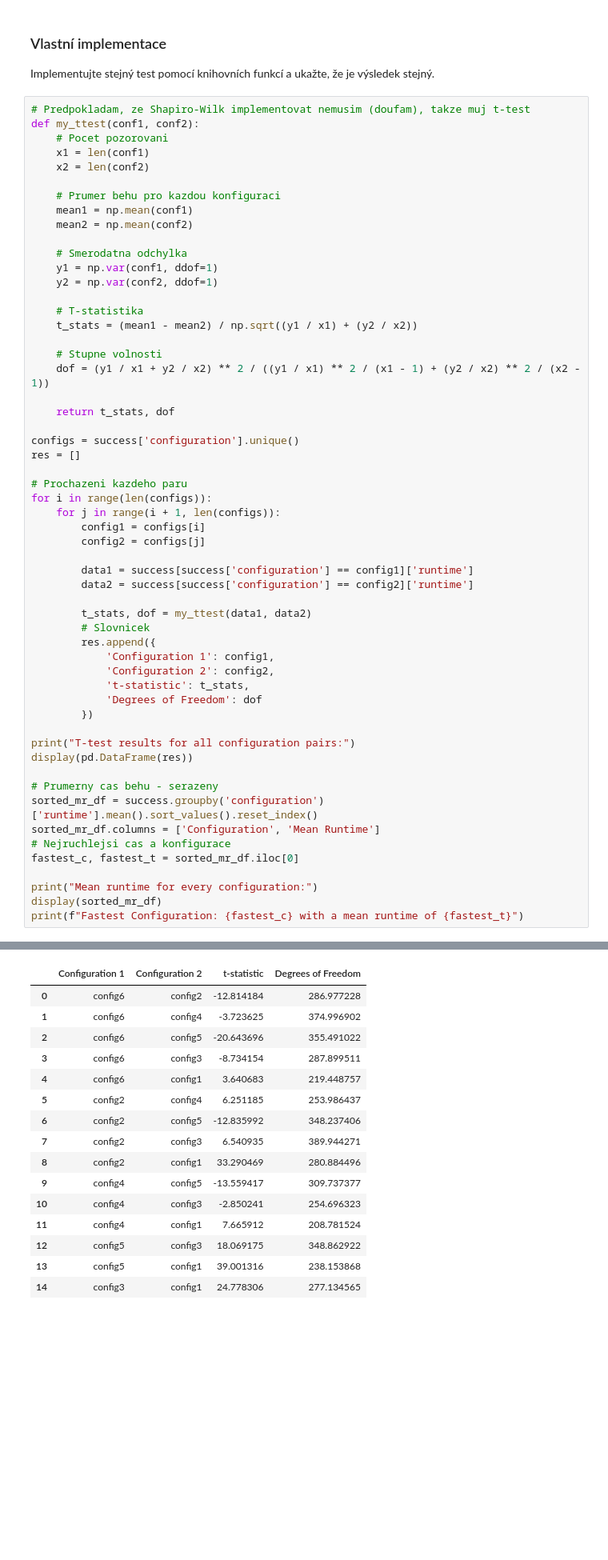
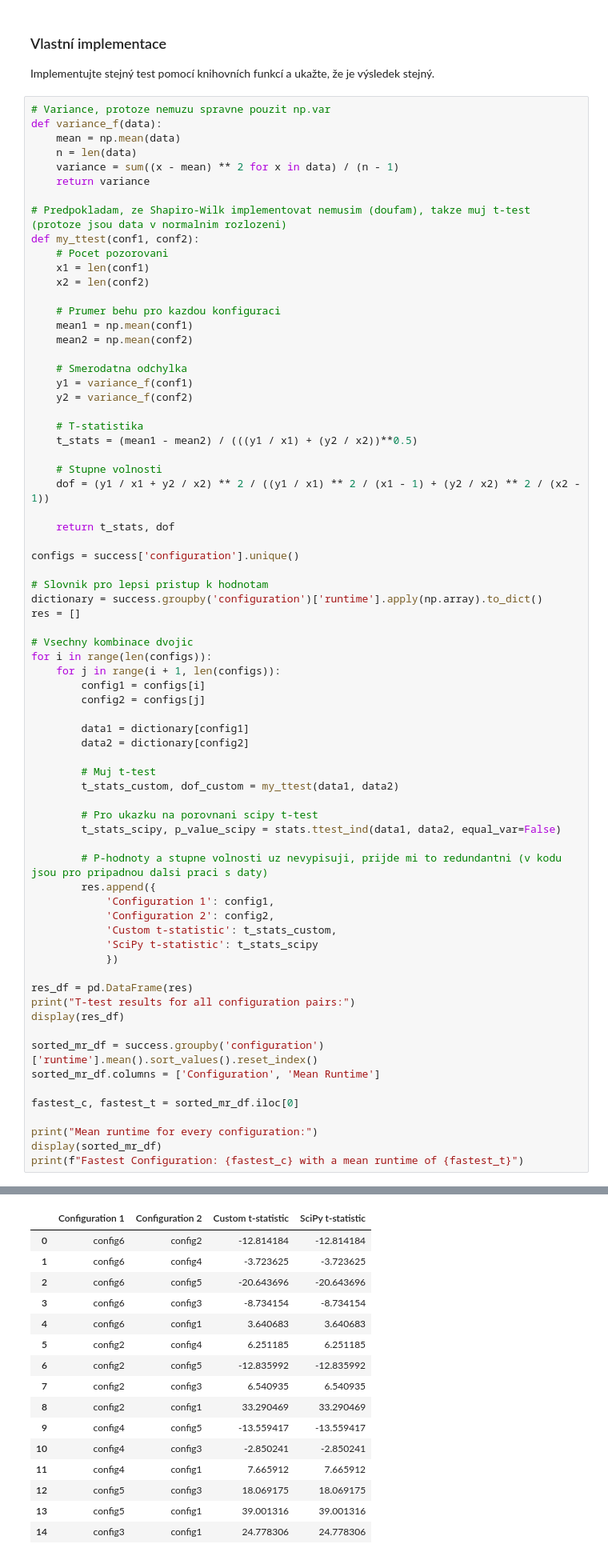
Before and after one commit to jirmusovic/MSP, a Jupyter notebook: proj1.ipynb, the cells around one changed output, grey strips where cells are left out. Shown: that part at 80% size. Drawn from its saved outputs; the diff is of its cells as text; blank space fills up the shorter version.

```diff
--- a/proj1.ipynb
+++ b/proj1.ipynb
@@ -346,7 +346,14 @@ Konfigurace 1 je spolehlivě nejrychlejší ze všech konfigurací a konfigurace
 ### Vlastní implementace
 Implementujte stejný test pomocí knihovních funkcí a ukažte, že je výsledek stejný.
 # %%
-# Predpokladam, ze Shapiro-Wilk implementovat nemusim (doufam), takze muj t-test
+# Variance, protoze nemuzu spravne pouzit np.var
+def variance_f(data):
+    mean = np.mean(data)
+    n = len(data)
+    variance = sum((x - mean) ** 2 for x in data) / (n - 1)
+    return variance
+
+# Predpokladam, ze Shapiro-Wilk implementovat nemusim (doufam), takze muj t-test (protoze jsou data v normalnim rozlozeni)
 def my_ttest(conf1, conf2):
     # Pocet pozorovani
     x1 = len(conf1)
@@ -357,68 +364,76 @@ def my_ttest(conf1, conf2):
     mean2 = np.mean(conf2)
 
     # Smerodatna odchylka
-    y1 = np.var(conf1, ddof=1)
-    y2 = np.var(conf2, ddof=1)
+    y1 = variance_f(conf1)
+    y2 = variance_f(conf2)
 
     # T-statistika
-    t_stats = (mean1 - mean2) / np.sqrt((y1 / x1) + (y2 / x2))
+    t_stats = (mean1 - mean2) / (((y1 / x1) + (y2 / x2))**0.5)
 
     # Stupne volnosti
     dof = (y1 / x1 + y2 / x2) ** 2 / ((y1 / x1) ** 2 / (x1 - 1) + (y2 / x2) ** 2 / (x2 - 1))
 
     return t_stats, dof
 
 configs = success['configuration'].unique()
+
+# Slovnik pro lepsi pristup k hodnotam
+dictionary = success.groupby('configuration')['runtime'].apply(np.array).to_dict()
 res = []
 
-# Prochazeni kazdeho paru
+# Vsechny kombinace dvojic
 for i in range(len(configs)):
     for j in range(i + 1, len(configs)):
         config1 = configs[i]
         config2 = configs[j]
 
-        data1 = success[success['configuration'] == config1]['runtime']
-        data2 = success[success['configuration'] == config2]['runtime']
+        data1 = dictionary[config1]
+        data2 = dictionary[config2]
 
-        t_stats, dof = my_ttest(data1, data2)
-        # Slovnicek
+        # Muj t-test
+        t_stats_custom, dof_custom = my_ttest(data1, data2)
+
+        # Pro ukazku na porovnani scipy t-test
+        t_stats_scipy, p_value_scipy = stats.ttest_ind(data1, data2, equal_var=False)
+
+        # P-hodnoty a stupne volnosti uz nevypisuji, prijde mi to redundantni (v kodu jsou pro pripadnou dalsi praci s daty)
         res.append({
             'Configuration 1': config1,
             'Configuration 2': config2,
-            't-statistic': t_stats,
-            'Degrees of Freedom': dof
-        })
+            'Custom t-statistic': t_stats_custom,
+            'SciPy t-statistic': t_stats_scipy
+            })
 
+res_df = pd.DataFrame(res)
 print("T-test results for all configuration pairs:")
-display(pd.DataFrame(res))
+display(res_df)
 
-# Prumerny cas behu - serazeny
 sorted_mr_df = success.groupby('configuration')['runtime'].mean().sort_values().reset_index()
 sorted_mr_df.columns = ['Configuration', 'Mean Runtime']
-# Nejruchlejsi cas a konfigurace
+
 fastest_c, fastest_t = sorted_mr_df.iloc[0]
 
 print("Mean runtime for every configuration:")
 display(sorted_mr_df)
 print(f"Fastest Configuration: {fastest_c} with a mean runtime of {fastest_t}")
 # %% [output]
 T-test results for all configuration pairs:
-|  | Configuration 1 | Configuration 2 | t-statistic | Degrees of Freedom |
-| 0 | config6 | config2 | -12.814184 | 286.977228 |
-| 1 | config6 | config4 | -3.723625 | 374.996902 |
-| 2 | config6 | config5 | -20.643696 | 355.491022 |
-| 3 | config6 | config3 | -8.734154 | 287.899511 |
-| 4 | config6 | config1 | 3.640683 | 219.448757 |
-| 5 | config2 | config4 | 6.251185 | 253.986437 |
-| 6 | config2 | config5 | -12.835992 | 348.237406 |
-| 7 | config2 | config3 | 6.540935 | 389.944271 |
-| 8 | config2 | config1 | 33.290469 | 280.884496 |
-| 9 | config4 | config5 | -13.559417 | 309.737377 |
-| 10 | config4 | config3 | -2.850241 | 254.696323 |
-| 11 | config4 | config1 | 7.665912 | 208.781524 |
-| 12 | config5 | config3 | 18.069175 | 348.862922 |
-| 13 | config5 | config1 | 39.001316 | 238.153868 |
-| 14 | config3 | config1 | 24.778306 | 277.134565 |
+|  | Configuration 1 | Configuration 2 | Custom t-statistic | SciPy t-statistic |
+| 0 | config6 | config2 | -12.814184 | -12.814184 |
+| 1 | config6 | config4 | -3.723625 | -3.723625 |
+| 2 | config6 | config5 | -20.643696 | -20.643696 |
+| 3 | config6 | config3 | -8.734154 | -8.734154 |
+| 4 | config6 | config1 | 3.640683 | 3.640683 |
+| 5 | config2 | config4 | 6.251185 | 6.251185 |
+| 6 | config2 | config5 | -12.835992 | -12.835992 |
+| 7 | config2 | config3 | 6.540935 | 6.540935 |
+| 8 | config2 | config1 | 33.290469 | 33.290469 |
+| 9 | config4 | config5 | -13.559417 | -13.559417 |
+| 10 | config4 | config3 | -2.850241 | -2.850241 |
+| 11 | config4 | config1 | 7.665912 | 7.665912 |
+| 12 | config5 | config3 | 18.069175 | 18.069175 |
+| 13 | config5 | config1 | 39.001316 | 39.001316 |
+| 14 | config3 | config1 | 24.778306 | 24.778306 |
 Mean runtime for every configuration:
 |  | Configuration | Mean Runtime |
 | 0 | config1 | 99.590413 |
```
